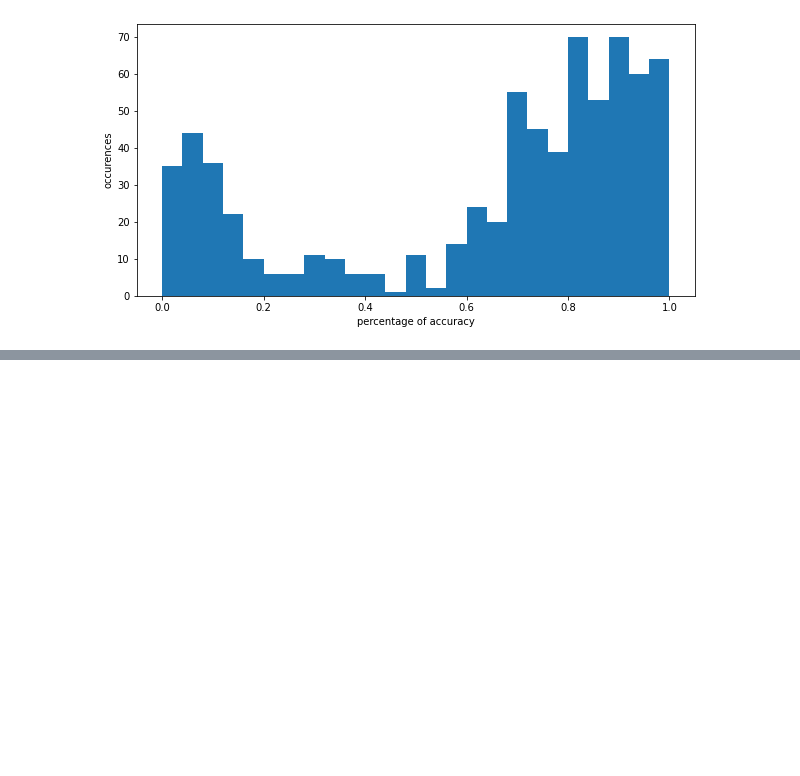
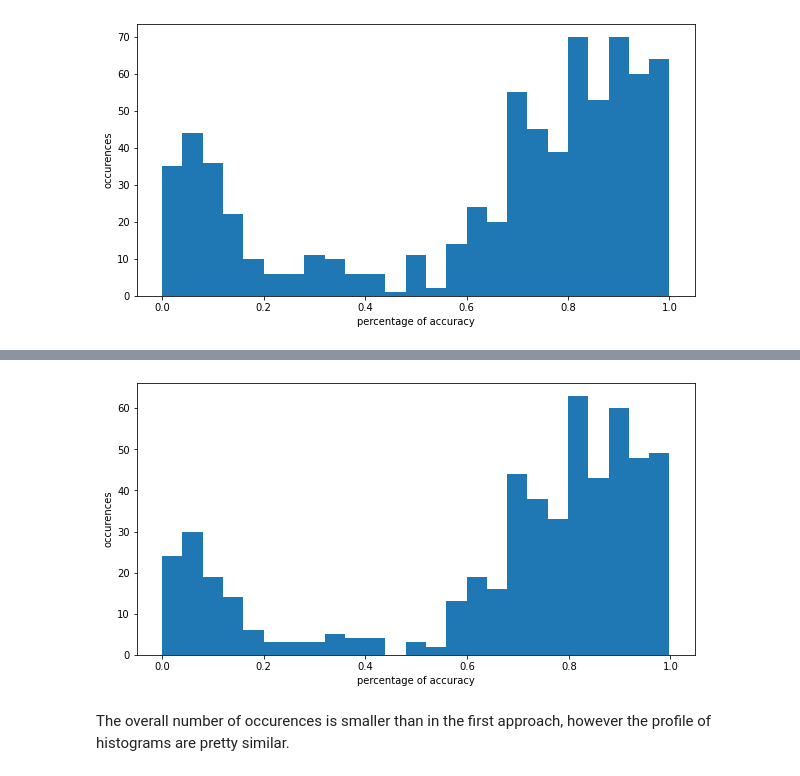
Before and after one commit to oduwancheekee/2022_spring_internships_CSC, a Jupyter notebook: JB_SHK2.ipynb, the cells around one changed output, grey strips where cells are left out. Drawn from its saved outputs; the diff is of its cells as text; code cells hidden in the pictures; blank space fills up the shorter version.

```diff
--- a/JB_SHK2.ipynb
+++ b/JB_SHK2.ipynb
@@ -111,7 +102,7 @@ df
 1429 rows × 4 columns
 # %%
 occurences = []
-for quants in df[df['accuracy'] == True][df['percentage'].str.len() != 0]['percentage']:
+for quants in df[df['word accuracy'] == True][df['accuracy'].str.len() != 0]['accuracy']:
     occurences += quants
 
 plt.figure(figsize=(10,5))
@@ -123,0 +117,28 @@ plt.show()
+# %%
+def retrieve_acc2(text):
+    text = text.replace('\u2009', '').replace('\u202f', '').replace('\u200a', '') # deleting unicodes
+                                                                                  # invoking response 500
+    data = client.process_text(text)
+    quants = []
+    if data[0] != 200:
+        print("response ", data[0])
+        return None
+    if 'measurements' not in data[1].keys():
+        return []
+
+    for meas in data[1]['measurements']:
+        if (
+        meas['type'] == 'value'
+        and 'normalizedUnit' in meas['quantity'].keys()
+        and meas['quantity']['normalizedUnit'] == {'name': 'one'}
+        ):
+            quant = meas['quantity']['normalizedQuantity']
+            meas_pos = meas['quantity']['offsetStart']
+            offset = 'accurac' in text[meas_pos-100 : meas_pos+30]
+            if quant > 0 and quant < 1 and offset: quants.append(quant)
+
+    return quants
+
+df2 = df_orig
+df2['accuracy'] = [retrieve_acc2(df2['abstract'][i]) for i in range(len(df2))]
+df2
@@ -123,0 +159,14 @@ plt.show()
+# %%
+occurences = []
+for quants in df2['accuracy']:
+    occurences += quants
+
+plt.figure(figsize=(10,5))
+plt.hist(occurences, 25)
+plt.xlabel('percentage of accuracy')
+plt.ylabel('occurences')
+plt.show()
+# %% [output]
+[figure, added]
+# %% [markdown]
+The overall number of occurences is smaller than in the first approach, however the profile of histograms are pretty similar.
```
Also changed, not shown: parts of 5 cells of this notebook.
